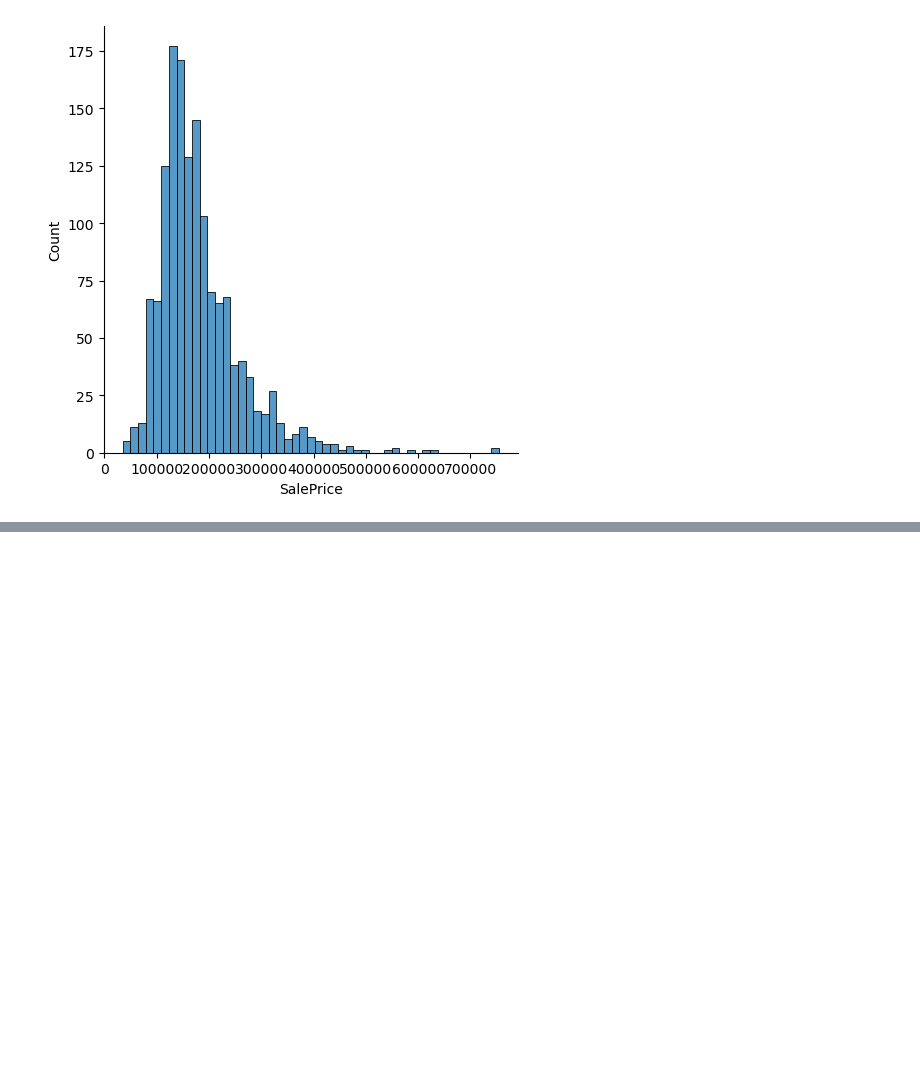
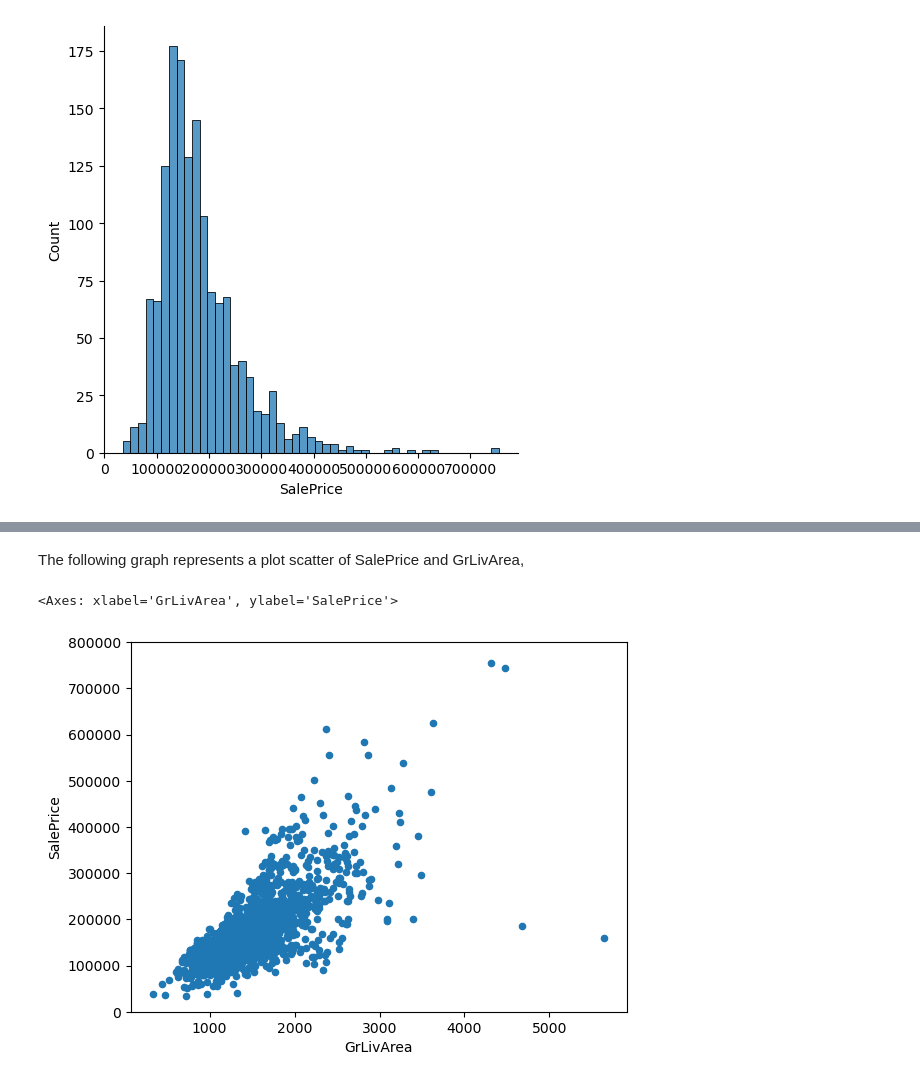
Before and after one commit to alej0ai/python_course, a Jupyter notebook: Laboratory 1: Statistics.ipynb, the cells around one changed output, grey strips where cells are left out. Drawn from its saved outputs; the diff is of its cells as text; code cells hidden in the pictures; blank space fills up the shorter version.

```diff
--- a/Laboratory 1: Statistics.ipynb
+++ b/Laboratory 1: Statistics.ipynb
@@ -124,0 +137,3 @@ sns.displot(df1['SalePrice'])
+# %%
+var = 'GrLivArea'
+df2 = pd.concat([df1['SalePrice'], df1[var]], axis=1)
@@ -124,0 +151,7 @@ sns.displot(df1['SalePrice'])
+# %% [markdown]
+The following graph represents a plot scatter of SalePrice and GrLivArea,
+# %%
+df2.plot.scatter(x=var, y='SalePrice', ylim=(0,800000))
+# %% [output]
+<Axes: xlabel='GrLivArea', ylabel='SalePrice'>
+[figure, added]
```
Also changed, not shown: parts of 6 cells of this notebook.
